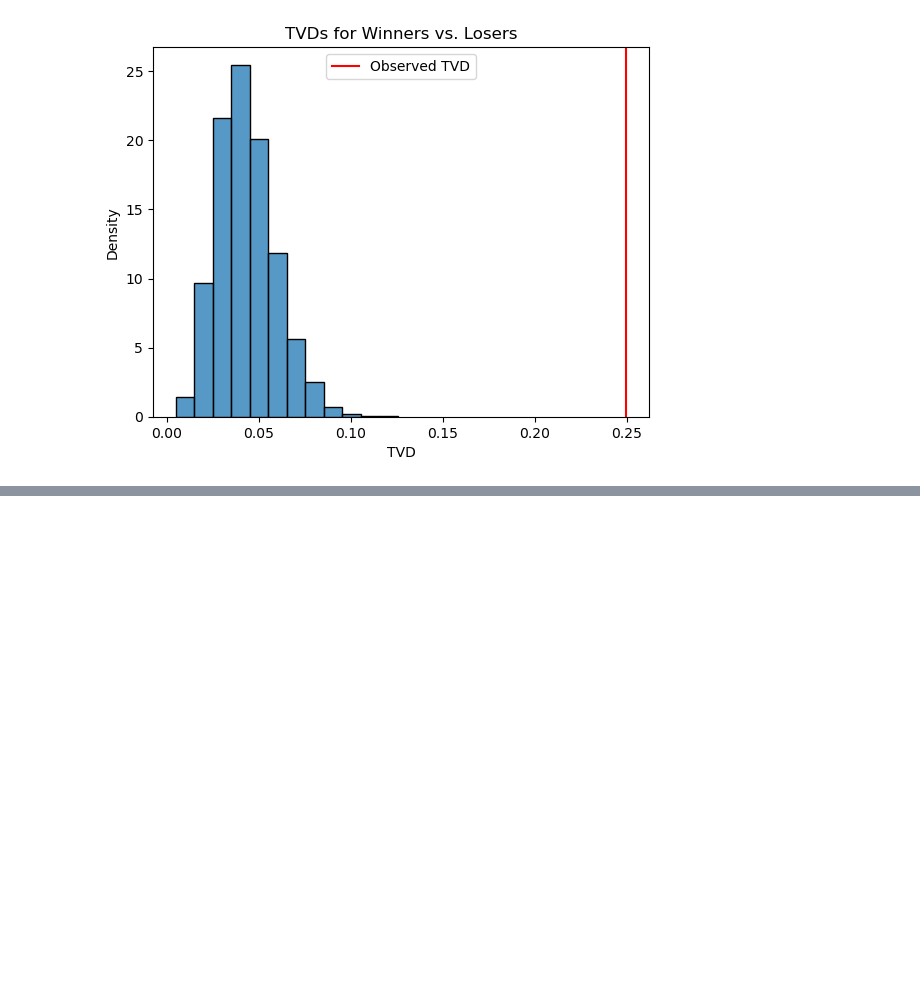
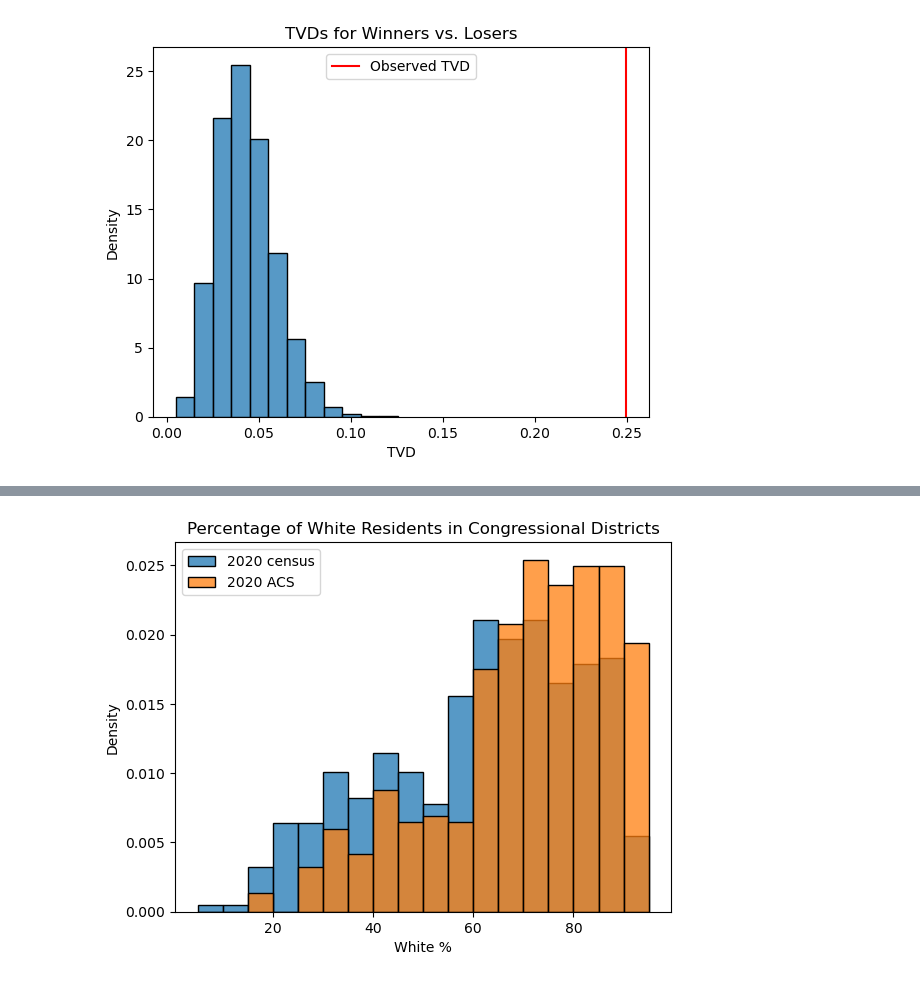
Before and after one commit to sarsong/data102proj, a Jupyter notebook: vivian_eda.ipynb, the cells around one changed output, grey strips where cells are left out. Cells and saved outputs as stored; diff of their text form; code cells hidden in the pictures; blank space fills up the shorter version.

```diff
--- a/vivian_eda.ipynb
+++ b/vivian_eda.ipynb
@@ -320,0 +337,13 @@ p-val: 0.0
+# %%
+demo = pd.read_csv('data/acsreal.csv')
+demo.columns = demo.loc[0]
+demo = demo.drop(0)
+demo['Total'] = np.int64(demo['Estimate!!SEX AND AGE!!Total population'])
+demo['White'] = np.int64(demo['Estimate!!RACE!!Total population!!One race!!White'])
+demo['White %'] = demo['White'] / demo['Total'] * 100
+demo = demo[demo['Geographic Area Name'].str.contains('not defined')==False]
+demo = demo[demo['Geographic Area Name'].str.contains('Delegate District')==False]
+demo = demo[demo['Geographic Area Name'].str.contains('Resident Commissioner') == False]
+demo = demo[['Geographic Area Name', 'White %']]
+demo = demo.groupby('Geographic Area Name', sort=False).mean().reset_index()
+demo
@@ -320,0 +364,6 @@ p-val: 0.0
+# %%
+census = pd.read_csv('data/censusdata.csv')
+census = census.iloc[[0, 2], :]
+census = census.drop(columns = ['Label (Grouping)'])
+census = census.dropna()
+census
@@ -320,0 +375,9 @@ p-val: 0.0
+# %%
+census_demos = census.iloc[1].str.replace(',', '').astype(float) / census.iloc[0].str.replace(',', '').astype(float) * 100
+# %%
+sns.histplot(census_demos, label = '2020 census', stat = 'density', bins=np.arange(5, 100, 5))
+sns.histplot(demo['White %'], label = '2020 ACS', stat = 'density', bins=np.arange(5, 100, 5))
+plt.legend()
+plt.title('Percentage of White Residents in Congressional Districts');
+# %% [output]
+[figure, added]
```
Also changed, not shown: parts of 5 cells of this notebook, 1 other file.
